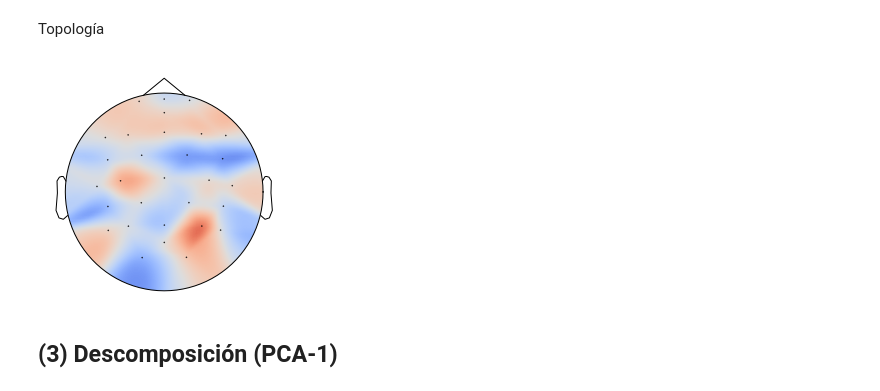
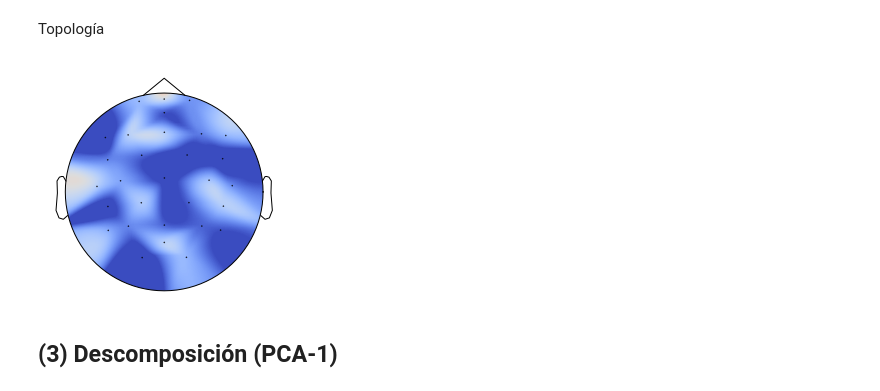
Before and after one commit to magistery-tps/dm-cyt-tp, a Jupyter notebook: TP_microestados.ipynb, the cells around one changed output. Saved outputs shown, nothing was run; the diff lists cells and outputs as text; code cells hidden in the pictures.

```diff
--- a/TP_microestados.ipynb
+++ b/TP_microestados.ipynb
@@ -79,14 +69,15 @@ El registro de EEG de 30 canales viene en formato txt (cada uno de los canales e
 # %% [markdown]
 **Aclaración Flavia: Para cada persona identificada con el número que sigue a "suj_" se hicieron dos registros para cada persona, uno antes de aprender algo "bl_1" y el otro despues de aprender algo "bl_2"**
 # %%
-filename = '/content/crudos/suj_1_bl_1_crudos.txt'
-datos = pd.read_csv(filename, sep=',', header=None)
-EEGdata = datos.to_numpy()
-srate=256
-ch    = EEGdata.shape[0]
-samples = EEGdata.shape[1]
+filename = '/content/procesados/suj_10_bl_1.txt'
+
+datos    = pd.read_csv(filename, sep=',', header=None)
+eeg_data = datos.to_numpy()
+srate    = 128
+ch       = eeg_data.shape[0]
+samples  = eeg_data.shape[1]
 
 print("Sampling rate: {:.2f} Hz".format(srate))
-print("Data shape: {:d} samples x {:d} channels".format(EEGdata.shape[1], EEGdata.shape[0]))
+print("Data shape: {:d} samples x {:d} channels".format(eeg_data.shape[1], eeg_data.shape[0]))
 print("Tiempo total : {:.2f} ".format(samples/srate))
 # %% [output]
@@ -99,4 +90,10 @@ Los registros fueron tomados con el montage 10-20.
 **La nariz es fpz**.
 Tengo que armarlo que los electrodos tengan esta distribución:
 ![dist_elec.jpg](embedded-picture-1)
+# %%
+channels = [
+    'Fp1', 'Fp2', 'F3', 'F4', 'C3', 'C4', 'P3', 'P4', 'O1', 'O2', 'F7', 'F8',
+    'T7', 'T8', 'P7', 'P8', 'Fz', 'Cz', 'Pz', 'FC1', 'FC2',
+    'FC5', 'FC6','CP1','CP2','CP5','CP6','AFz','Fpz','POz'
+]
 # %%
@@ -118,0 +120,3 @@ info_eeg = mne.create_info(ch_names=mont1020_30.ch_names, sfreq=128,
+# %%
+info_eeg, mont1020_30 = get_info_eeg_and_montage(channels, 'standard_1020')
+info_eeg
@@ -165,11 +222,10 @@ def butter_bandpass_filter(data, lowcut, highcut, fs, order):
     return y
 
 
-
 # Sample rate and desired cutoff frequencies (in Hz).
 lowcut = 2
 highcut = 20
 order = 6
-EEGdata_filt = np.zeros_like(EEGdata)
-for i,temp_canal in enumerate(EEGdata):
-  EEGdata_filt[i,:] = butter_bandpass_filter(temp_canal, lowcut, highcut, srate, order)
+eeg_data_filt = np.zeros_like(eeg_data)
+for i,temp_canal in enumerate(eeg_data):
+  eeg_data_filt[i,:] = butter_bandpass_filter(temp_canal, lowcut, highcut, srate, order)
@@ -219,21 +239,22 @@ Topología
 # %%
 fig, ax = plt.subplots( figsize=(8, 4), gridspec_kw=dict(top=0.9),
                        sharex=True, sharey=True)
 
-
-im,cm   = mne.viz.plot_topomap(EEGdata_filt[:,inicio*srate:fin*srate].mean(axis=1),info_eeg,vmin=-0.05,vmax=0.3,
+inicio = 1
+fin    = 4
+im,cm  = mne.viz.plot_topomap(eeg_data_filt[:,inicio*srate:fin*srate].mean(axis=1),info_eeg,vmin=-0.05,vmax=0.3,
                      cmap='coolwarm', contours=0, show=True)
 ax.set_title('topogragía promedio')
 ax_x_start = 0.95
 ax_x_width = 0.04
 ax_y_start = 0.1
 ax_y_height = 0.9
 cbar_ax = fig.add_axes([ax_x_start, ax_y_start, ax_x_width, ax_y_height])
 clb = fig.colorbar(im, cax=cbar_ax)
     #clb.ax.set_title(unit_label,fontsize=fontsize) # title on top of colorbar
    # plt.show()
 # %% [output]
-[figure, old version]
+[figure, new version]
 # %% [markdown]
 ## (3) Descomposición (PCA-1)
 # %%
```
Also changed, not shown: parts of 29 cells of this notebook.
